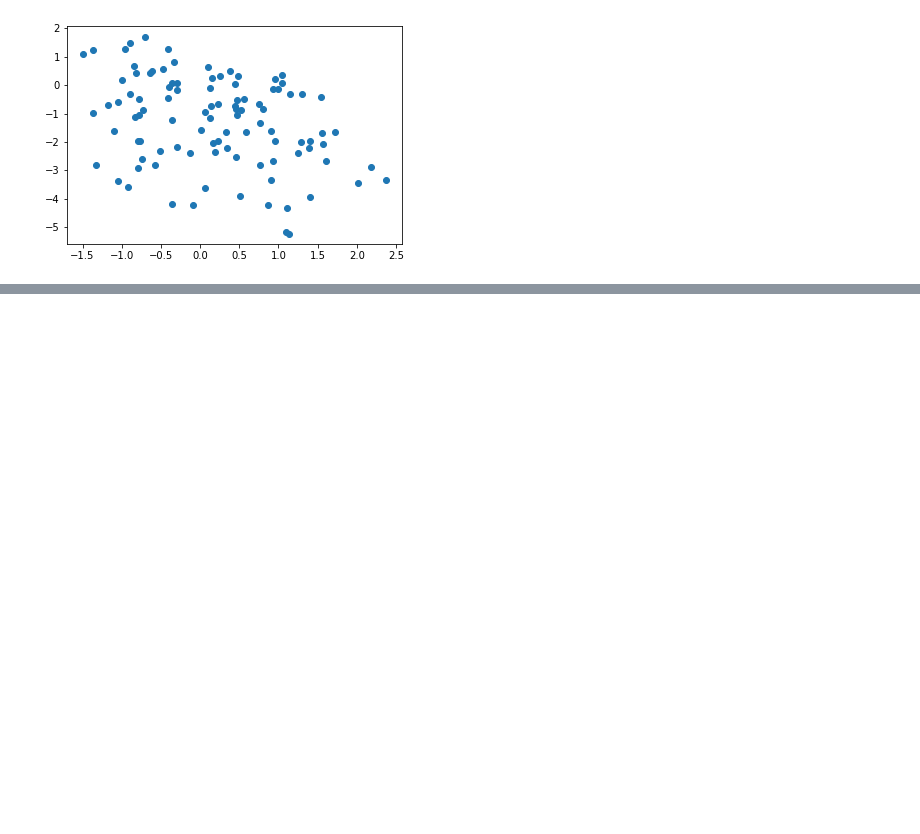
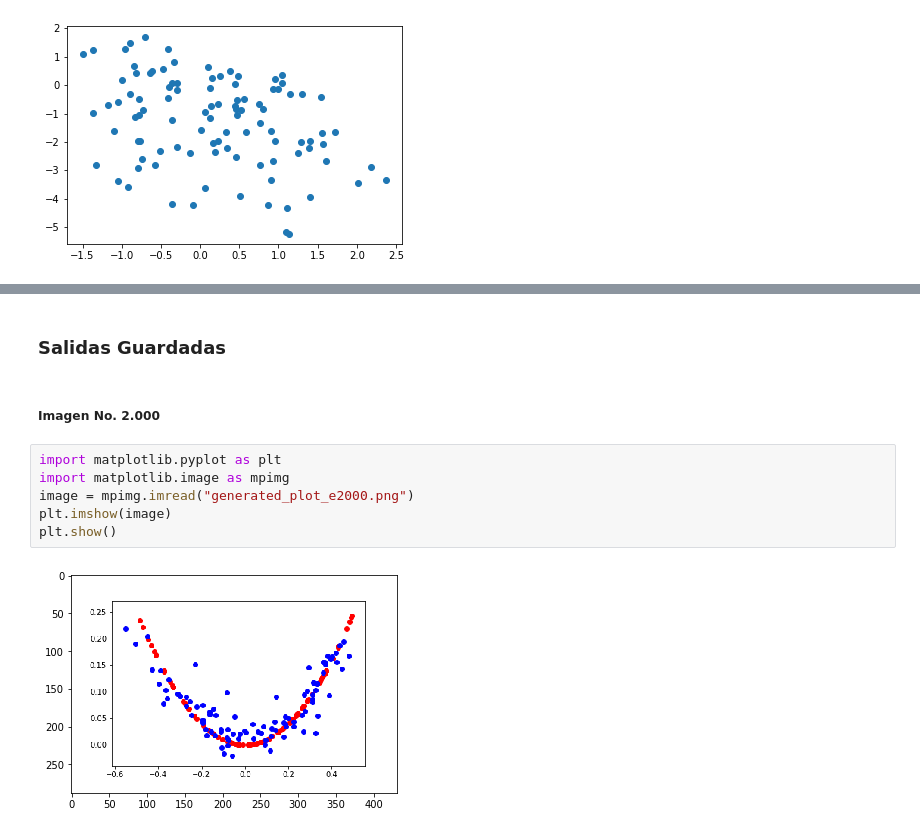
Before and after one commit to efvillar/Ejemplos_GAN, a Jupyter notebook: 1_Modelo_GAN_1D_simple.ipynb, the cells around one changed output, grey strips where cells are left out. Cells and saved outputs as stored; diff of their text form; blank space fills up the shorter version.

```diff
--- a/1_Modelo_GAN_1D_simple.ipynb
+++ b/1_Modelo_GAN_1D_simple.ipynb
@@ -192,0 +319,12 @@ generate_fake_samples(model, latent_dim, 100)
+# %% [markdown]
+### Salidas Guardadas
+# %% [markdown]
+##### Imagen No. 2.000
+# %%
+import matplotlib.pyplot as plt
+import matplotlib.image as mpimg
+image = mpimg.imread("generated_plot_e2000.png")
+plt.imshow(image)
+plt.show()
+# %% [output]
+[figure, added]
```
Also changed, not shown: parts of 13 cells of this notebook, 5 other files.
